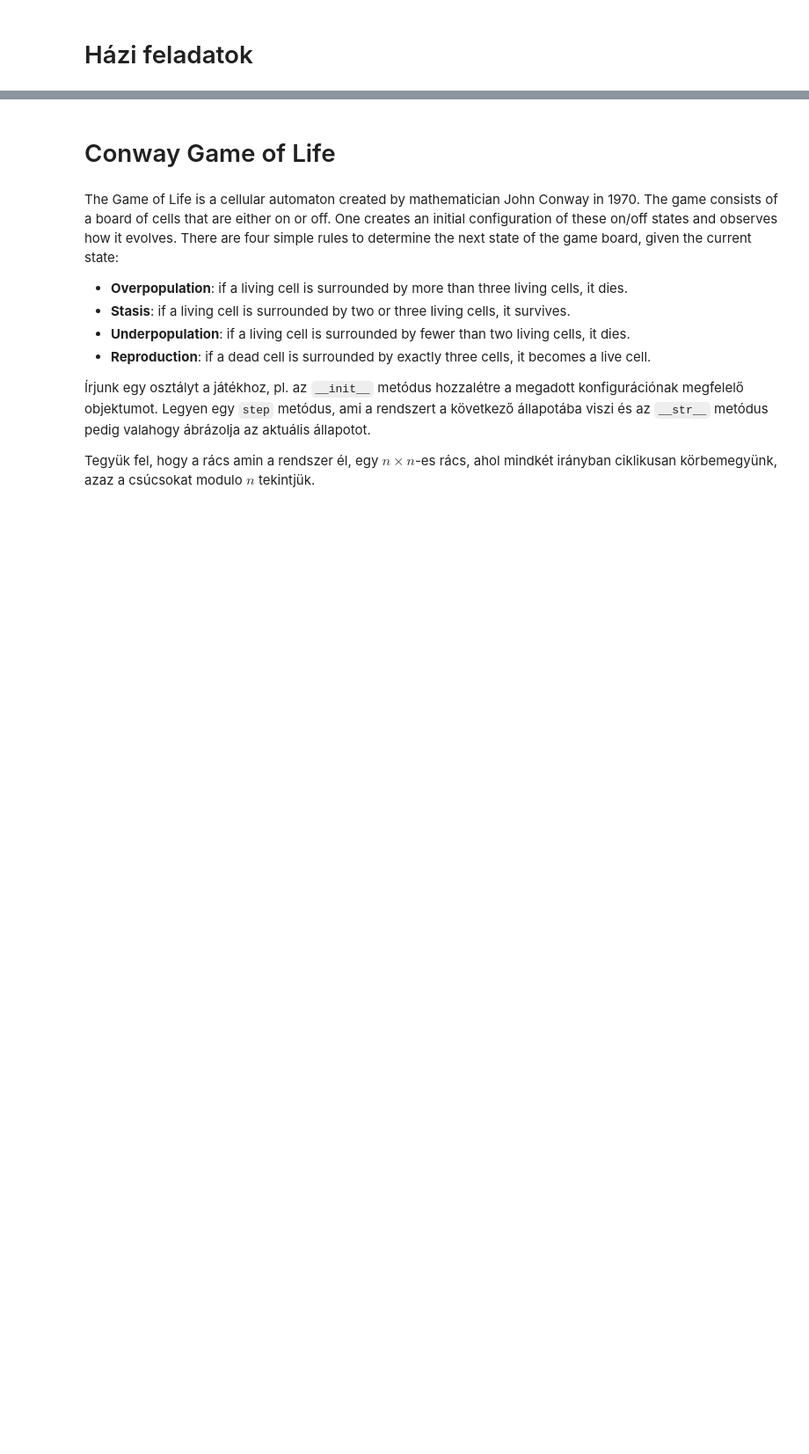
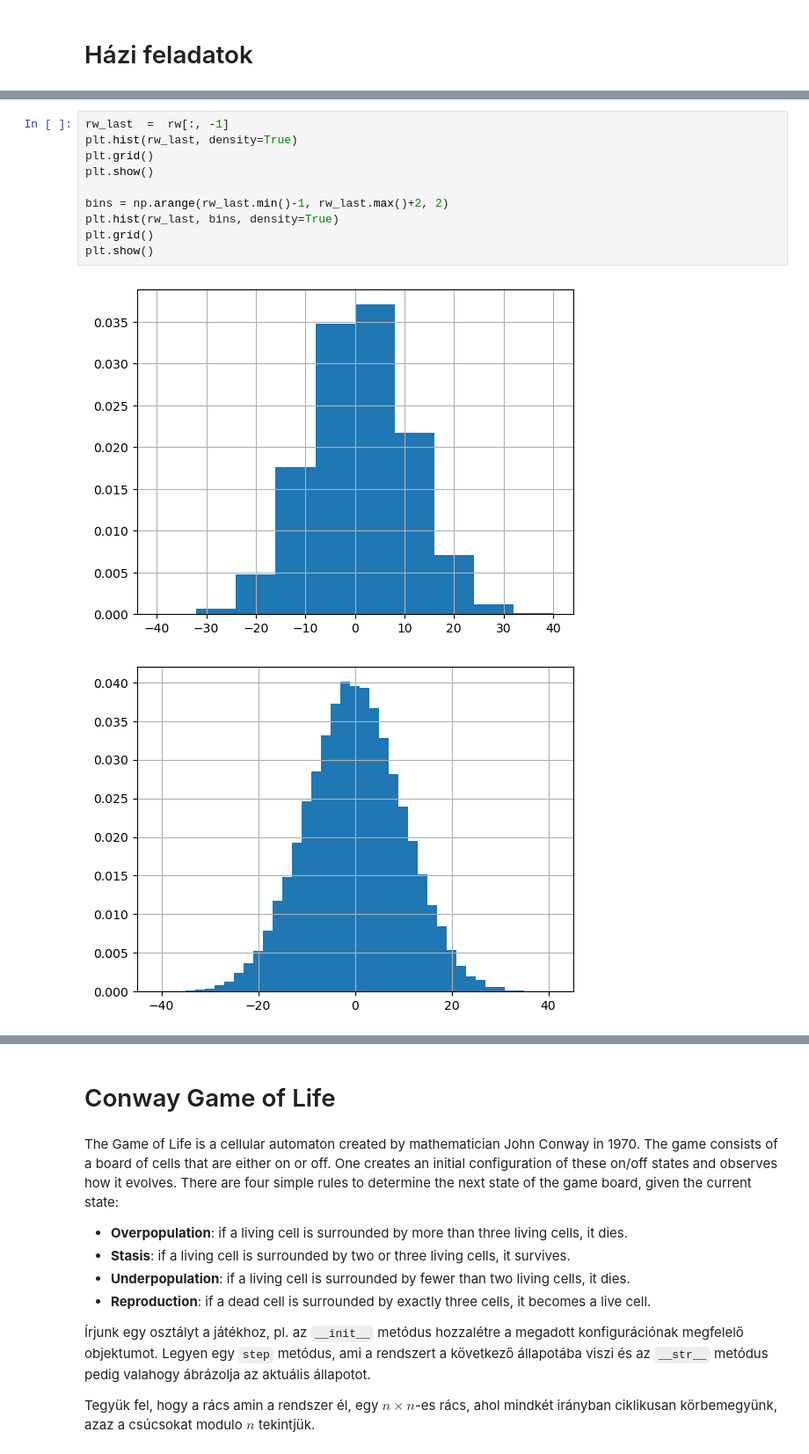
Before and after one commit to prokaj/elte-python, a Jupyter notebook: 10-gyakorlat.ipynb, the cells around one changed output, grey strips where cells are left out. Shown at 88% size. Saved outputs shown, nothing was run; the diff lists cells and outputs as text; blank space fills up the shorter version.

```diff
--- a/10-gyakorlat.ipynb
+++ b/10-gyakorlat.ipynb
@@ -6,0 +59,13 @@
+# %%
+rw_last  =  rw[:, -1]
+plt.hist(rw_last, density=True)
+plt.grid()
+plt.show()
+
+bins = np.arange(rw_last.min()-1, rw_last.max()+2, 2)
+plt.hist(rw_last, bins, density=True)
+plt.grid()
+plt.show()
+# %% [output]
+[figure, added]
+[figure, added]
```
Also changed, not shown: parts of 32 cells of this notebook, 3 other files.
